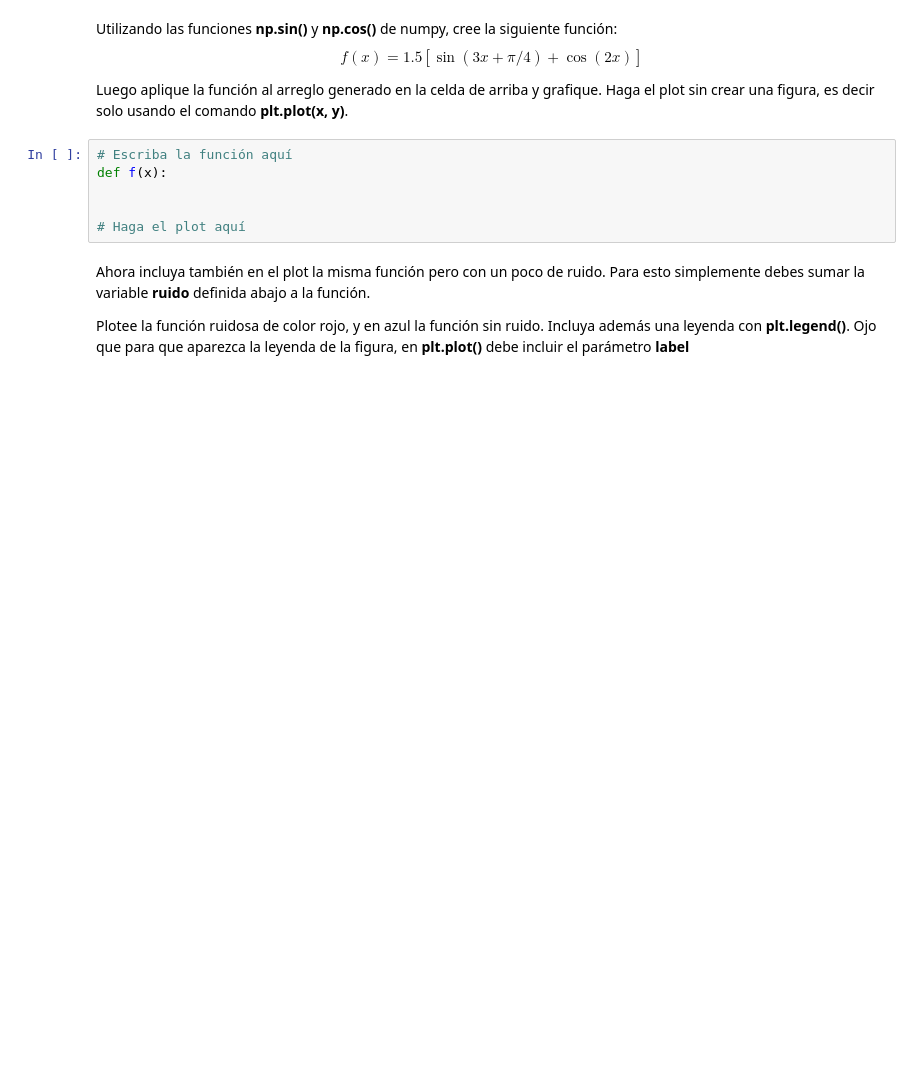
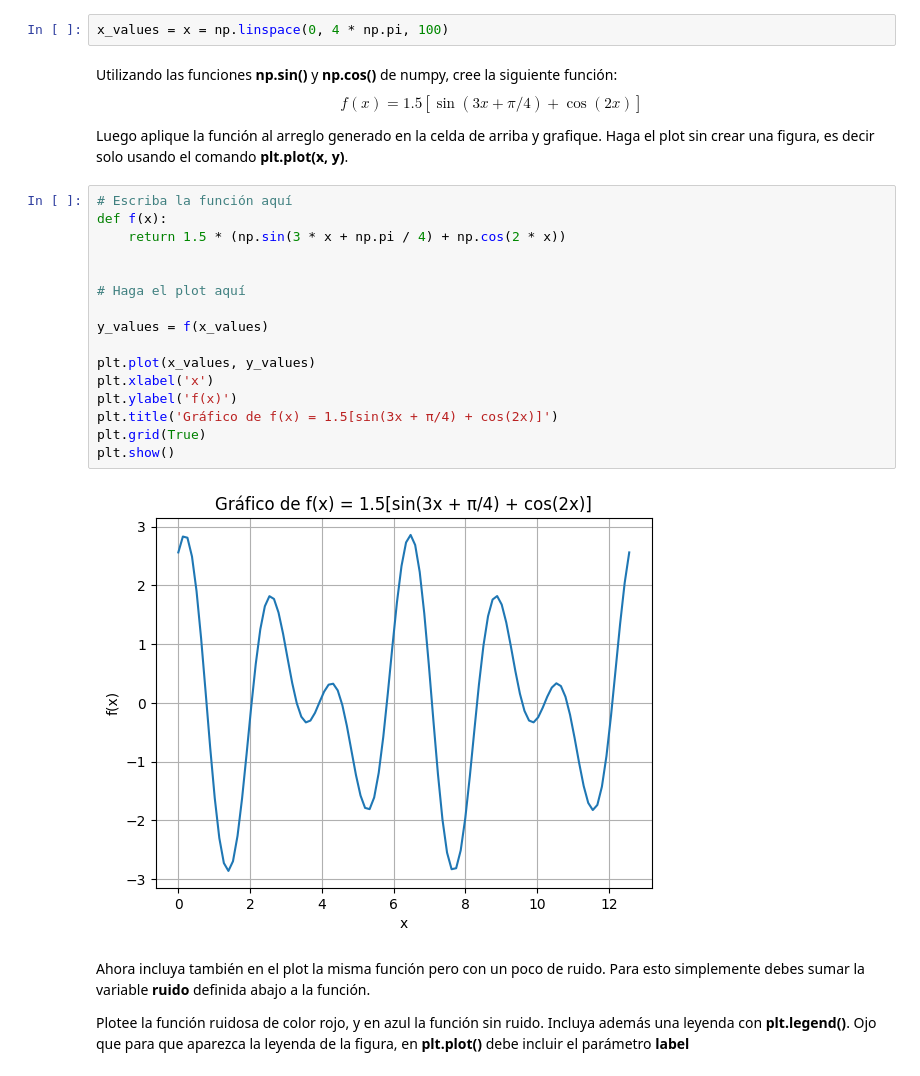
Before and after one commit to conichito/Tarea-1, a Jupyter notebook: Tarea_1.ipynb, the cells around one changed output. Saved outputs shown, nothing was run; the diff lists cells and outputs as text; blank space fills up the shorter version.

```diff
--- a/Tarea_1.ipynb
+++ b/Tarea_1.ipynb
@@ -274,14 +279,28 @@ x_values =
+# %%
+x_values = x = np.linspace(0, 4 * np.pi, 100)
 # %% [markdown]
 Utilizando las funciones **np.sin()** y **np.cos()** de numpy, cree la siguiente función:
 $$f(x) = 1.5[\sin(3x+\pi/4)+\cos(2x)] \tag{2}$$
 
 Luego aplique la función al arreglo generado en la celda de arriba y grafique. Haga el plot sin crear una figura, es decir solo usando el comando **plt.plot(x, y)**.
-# %%
-# Escriba la función aquí
-def f(x):
-
-
-# Haga el plot aquí
+# %%
+# Escriba la función aquí
+def f(x):
+    return 1.5 * (np.sin(3 * x + np.pi / 4) + np.cos(2 * x))
+
+
+# Haga el plot aquí
+
+y_values = f(x_values)
+
+plt.plot(x_values, y_values)
+plt.xlabel('x')
+plt.ylabel('f(x)')
+plt.title('Gráfico de f(x) = 1.5[sin(3x + π/4) + cos(2x)]')
+plt.grid(True)
+plt.show()
+# %% [output]
+[figure, added]
 # %% [markdown]
 Ahora incluya también en el plot la misma función  pero con un poco de ruido. Para esto simplemente debes sumar la variable **ruido** definida abajo a la función.
 
```
Also changed, not shown: parts of 34 cells of this notebook.
